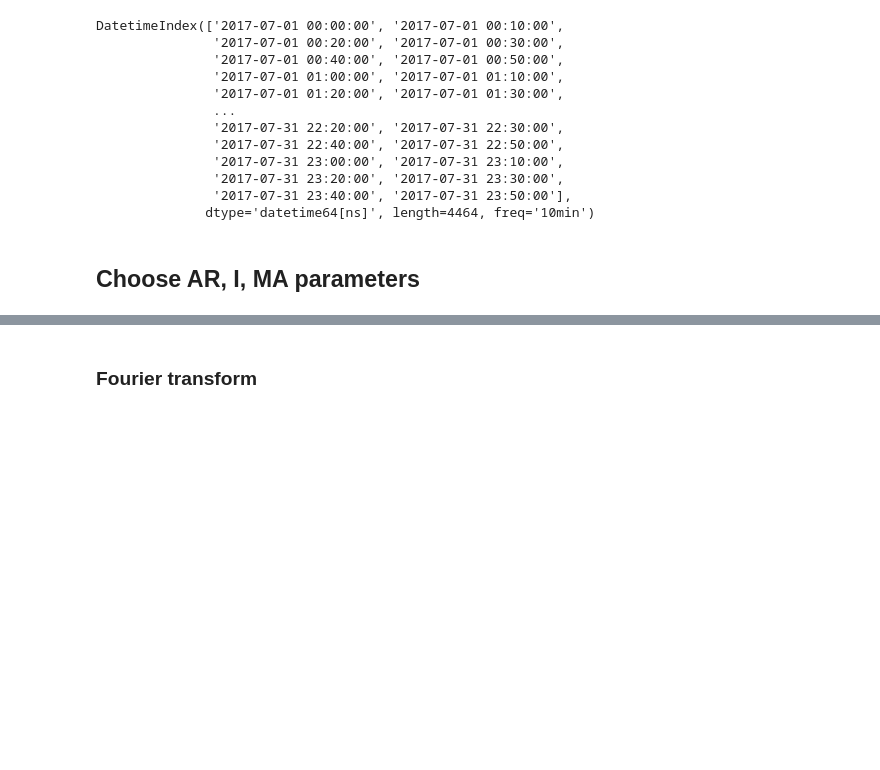
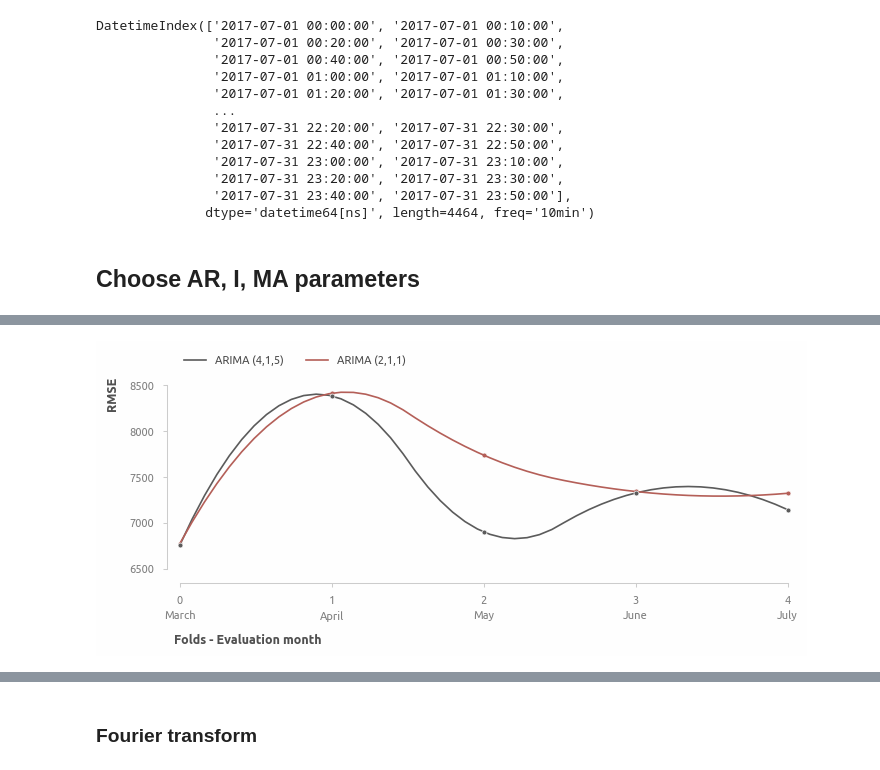
Before and after one commit to a-chasovsky/electric-power-consumption, a Jupyter notebook: 03-arima-month.ipynb, the cells around one changed output, grey strips where cells are left out. Cells and saved outputs as stored; diff of their text form; code cells hidden in the pictures; blank space fills up the shorter version.

```diff
--- a/03-arima-month.ipynb
+++ b/03-arima-month.ipynb
@@ -461,0 +450,2 @@ dtype: float64
+# %%
+cv0_results_df = pd.DataFrame(cv0_results_dict)
@@ -673,2 +524,30 @@ Warnings:
+# %%
+plt.scatter(
+    x=cv0_results_df['ARIMA (4, 1, 5)'].index,
+    y=cv0_results_df['ARIMA (4, 1, 5)'],
+    s=50,
+    zorder=10,
+    lw=0.5)
+plt.plot(
+    smoothed(cv0_results_df['ARIMA (4, 1, 5)'], n=50, k=2), label='ARIMA (4,1,5)')
+plt.scatter(
+    x=cv0_results_df['ARIMA (2, 1, 1)'].index,
+    y=cv0_results_df['ARIMA (2, 1, 1)'],
+    s=50,
+    lw=0.5)
+plt.plot(
+    smoothed(cv0_results_df['ARIMA (2, 1, 1)'], n=50, k=2), label='ARIMA (2,1,1)')
+
+axis_rstyle(xticks=[0,4,1], yticks=[6500, 8500, 500], ylim=[6500, 8600])
+plt.legend(**legend_inline())
+plt.xlabel('Folds - Evaluation month', labelpad=20)
+plt.ylabel('RMSE')
+
+ax_sec = axis_secondary(ax=ax_current(), pad=30)
+ax_sec.set_xticks(arange(5), months_list[2:7])
+
+plt.show()
+# %% [output]
+[figure, added]
 # %%
 # should plot resid[d:], where d is d-order of ARIMA model
```
Also changed, not shown: parts of 85 cells of this notebook, 32 other files.
